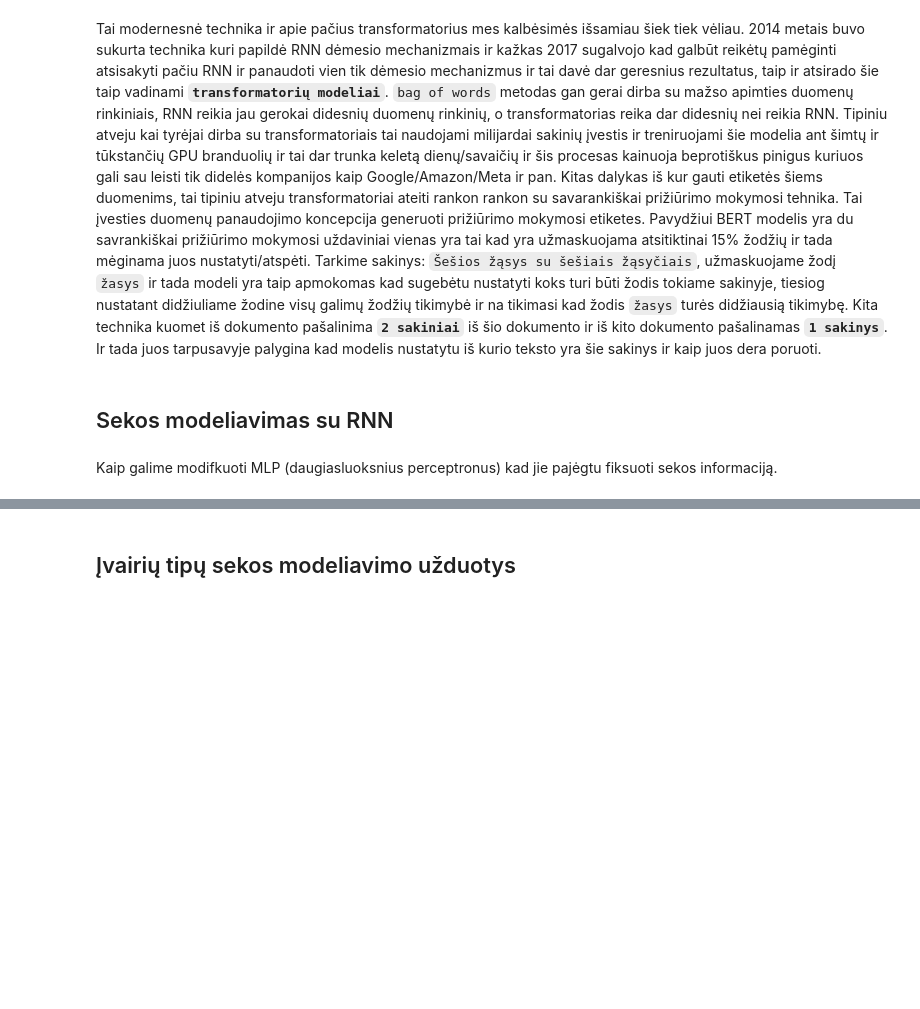
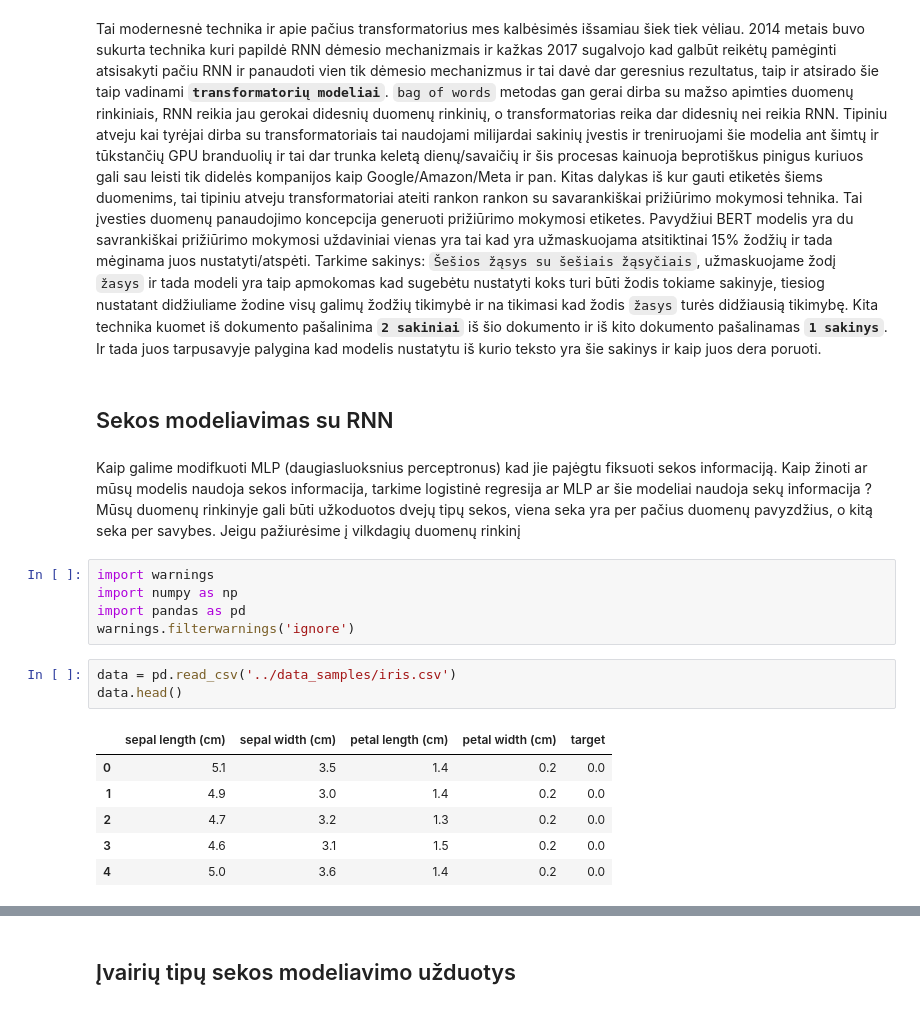
Before and after one commit to tavo-robotas/DI_101, a Jupyter notebook: __VIII_Intro_to_RNN/__I_intro_to_RNN.ipynb, the cells around one changed output, grey strips where cells are left out. Drawn from its saved outputs; the diff is of its cells as text; blank space fills up the shorter version.

```diff
--- a/__VIII_Intro_to_RNN/__I_intro_to_RNN.ipynb
+++ b/__VIII_Intro_to_RNN/__I_intro_to_RNN.ipynb
@@ -70,4 +68,19 @@ Tai modernesnė technika ir apie pačius transformatorius mes kalbėsimės išsa
 # %% [markdown]
 ## Sekos modeliavimas su RNN
 # %% [markdown]
-Kaip galime modifkuoti MLP (daugiasluoksnius perceptronus) kad jie pajėgtu fiksuoti sekos informaciją.
+Kaip galime modifkuoti MLP (daugiasluoksnius perceptronus) kad jie pajėgtu fiksuoti sekos informaciją. Kaip žinoti ar mūsų modelis naudoja sekos informacija, tarkime logistinė regresija ar MLP ar šie modeliai naudoja sekų informacija ? Mūsų duomenų rinkinyje gali būti užkoduotos dvejų tipų sekos, viena seka yra per pačius duomenų pavyzdžius, o kitą seka per savybes. Jeigu pažiurėsime į vilkdagių duomenų rinkinį
+# %%
+import warnings
+import numpy as np
+import pandas as pd
+warnings.filterwarnings('ignore')
+# %%
+data = pd.read_csv('../data_samples/iris.csv')
+data.head()
+# %% [output]
+|  | sepal length (cm) | sepal width (cm) | petal length (cm) | petal width (cm) | target |
+| 0 | 5.1 | 3.5 | 1.4 | 0.2 | 0.0 |
+| 1 | 4.9 | 3.0 | 1.4 | 0.2 | 0.0 |
+| 2 | 4.7 | 3.2 | 1.3 | 0.2 | 0.0 |
+| 3 | 4.6 | 3.1 | 1.5 | 0.2 | 0.0 |
+| 4 | 5.0 | 3.6 | 1.4 | 0.2 | 0.0 |
```
Also changed, not shown: parts of 47 cells of this notebook, 8 other files.
